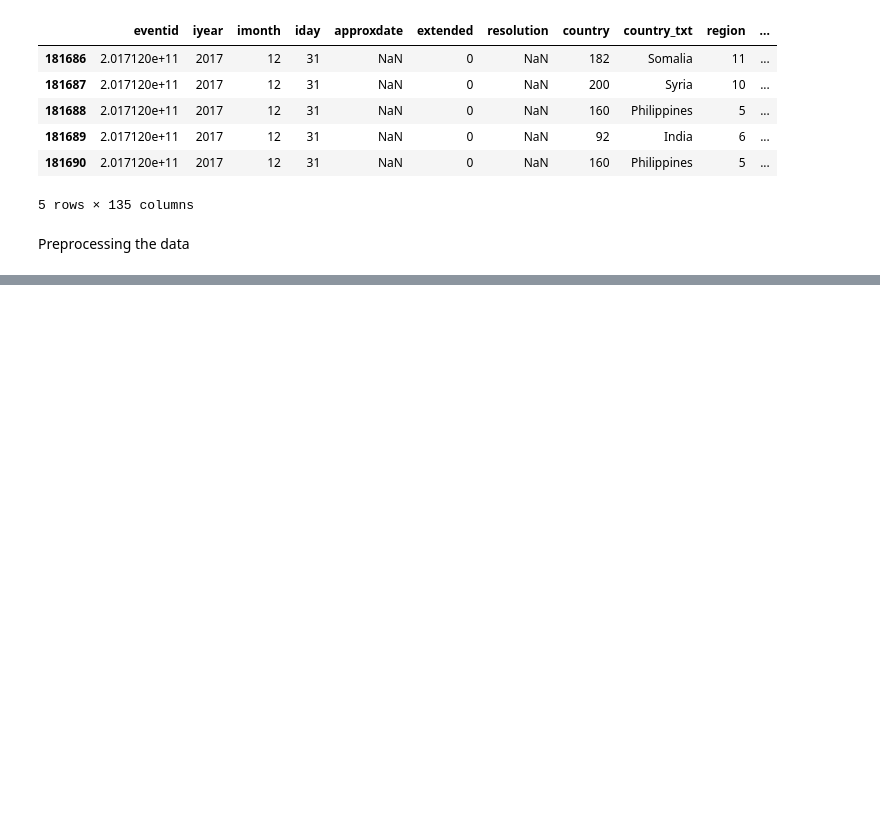
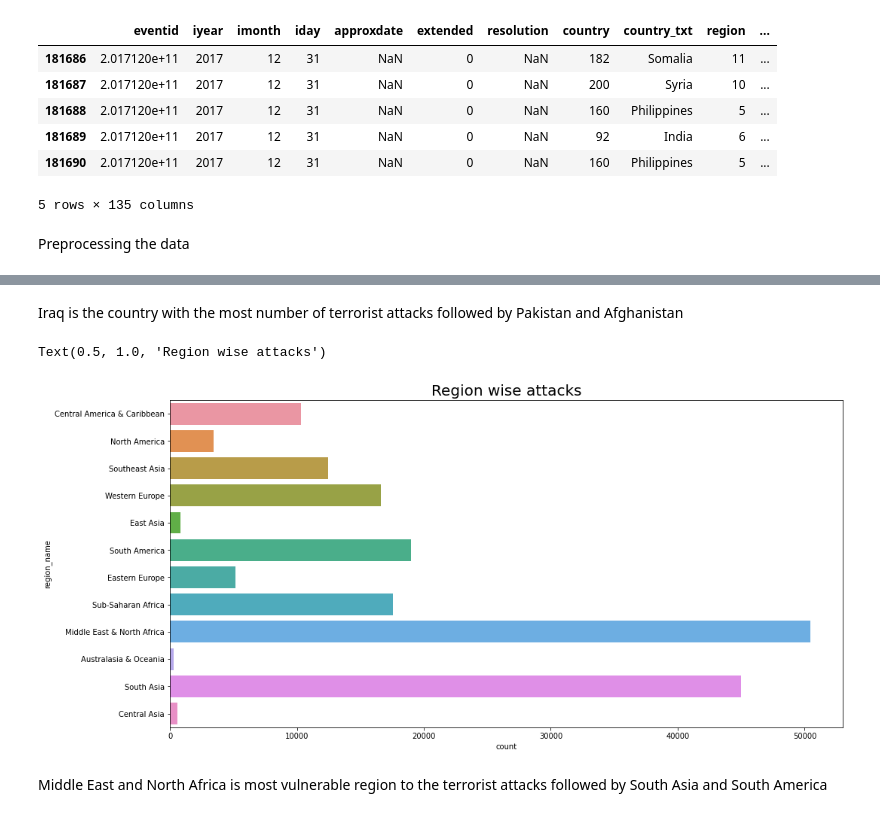
Before and after one commit to Shreyash-Jagdale/Shreyash_Jagdale, a Jupyter notebook: Individual_notebook.ipynb, the cells around one changed output, grey strips where cells are left out. Cells and saved outputs as stored; diff of their text form; code cells hidden in the pictures; blank space fills up the shorter version.

```diff
--- a/Individual_notebook.ipynb
+++ b/Individual_notebook.ipynb
@@ -91,0 +157,12 @@ df['success']=y.replace(0,'failed')
+# %% [markdown]
+Iraq is the country with the most number of terrorist attacks followed by Pakistan and Afghanistan
+# %%
+# to visualize number of attcks region wise
+plt.figure(figsize=(16,8))
+sns.countplot(y='region_name',data=df)
+plt.title('Region wise attacks',fontsize=20)
+# %% [output]
+Text(0.5, 1.0, 'Region wise attacks')
+[figure, added]
+# %% [markdown]
+Middle East and North Africa is most vulnerable region to the terrorist attacks followed by South Asia and South America
```
Also changed, not shown: parts of 11 cells of this notebook.
